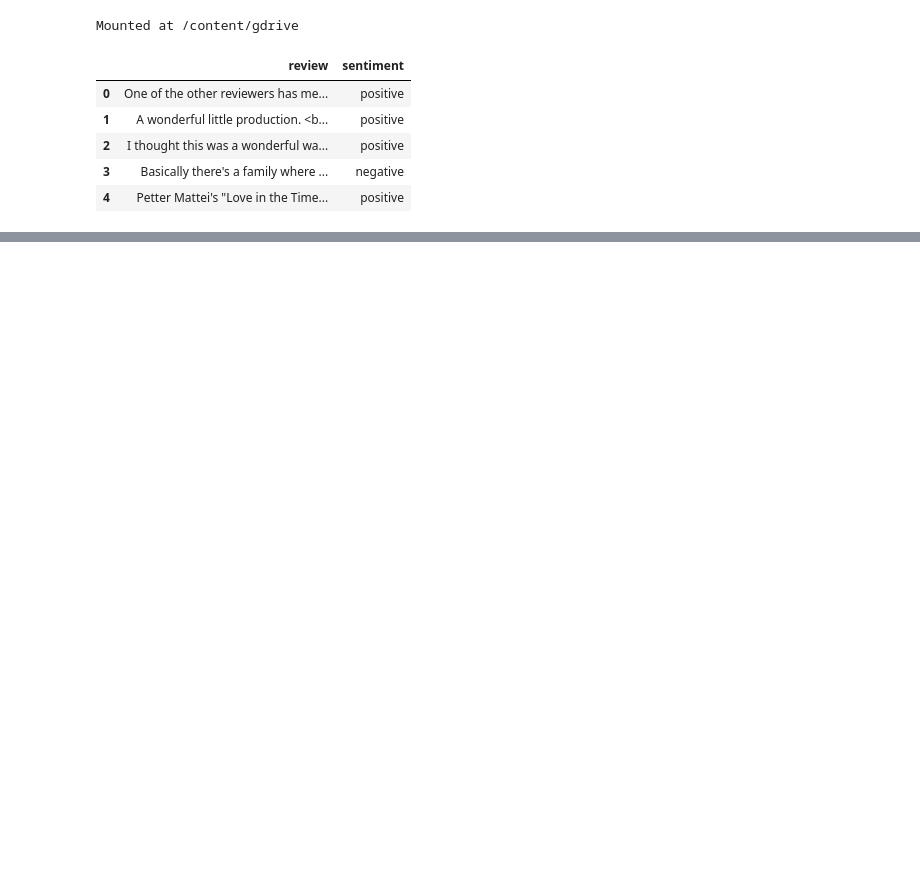
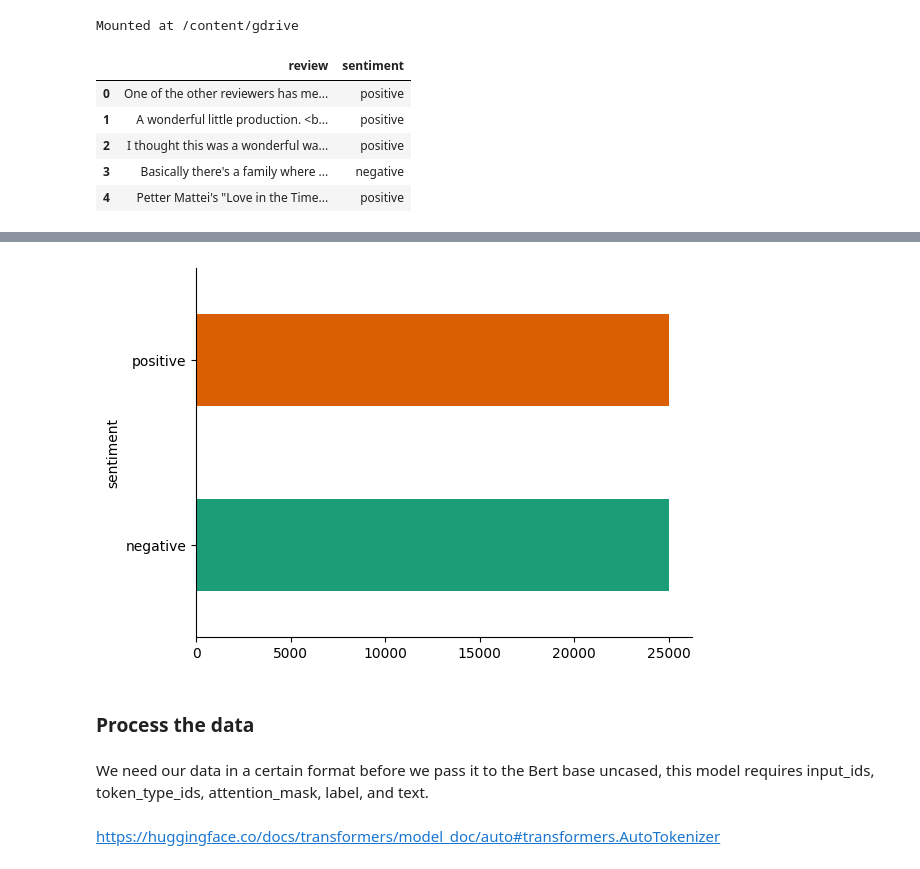
Before and after one commit to commitit/NLP, a Jupyter notebook: NLP.ipynb, the cells around one changed output, grey strips where cells are left out. Drawn from its saved outputs; the diff is of its cells as text; code cells hidden in the pictures; blank space fills up the shorter version.

```diff
--- a/NLP.ipynb
+++ b/NLP.ipynb
@@ -22,0 +40,15 @@ Mounted at /content/gdrive
+# %%
+# @title sentiment
+
+from matplotlib import pyplot as plt
+import seaborn as sns
+df.groupby('sentiment').size().plot(kind='barh', color=sns.palettes.mpl_palette('Dark2'))
+plt.gca().spines[['top', 'right',]].set_visible(False)
+# %% [output]
+[figure, added]
+# %% [markdown]
+### Process the data
+# %% [markdown]
+We need our data in a certain format before we pass it to the Bert base uncased, this model requires input_ids, token_type_ids, attention_mask, label, and text.
+# %% [markdown]
+https://huggingface.co/docs/transformers/model_doc/auto#transformers.AutoTokenizer
```
Also changed, not shown: parts of 4 cells of this notebook.
